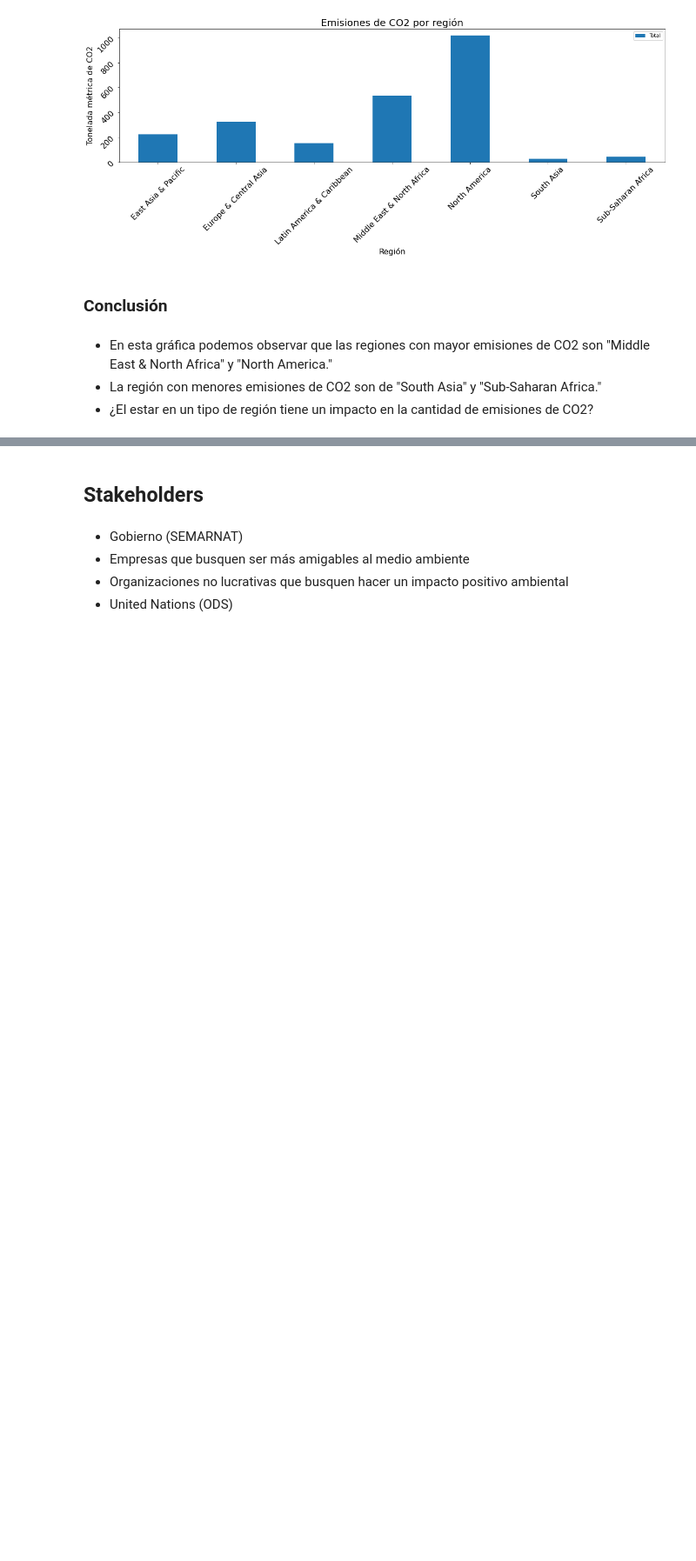
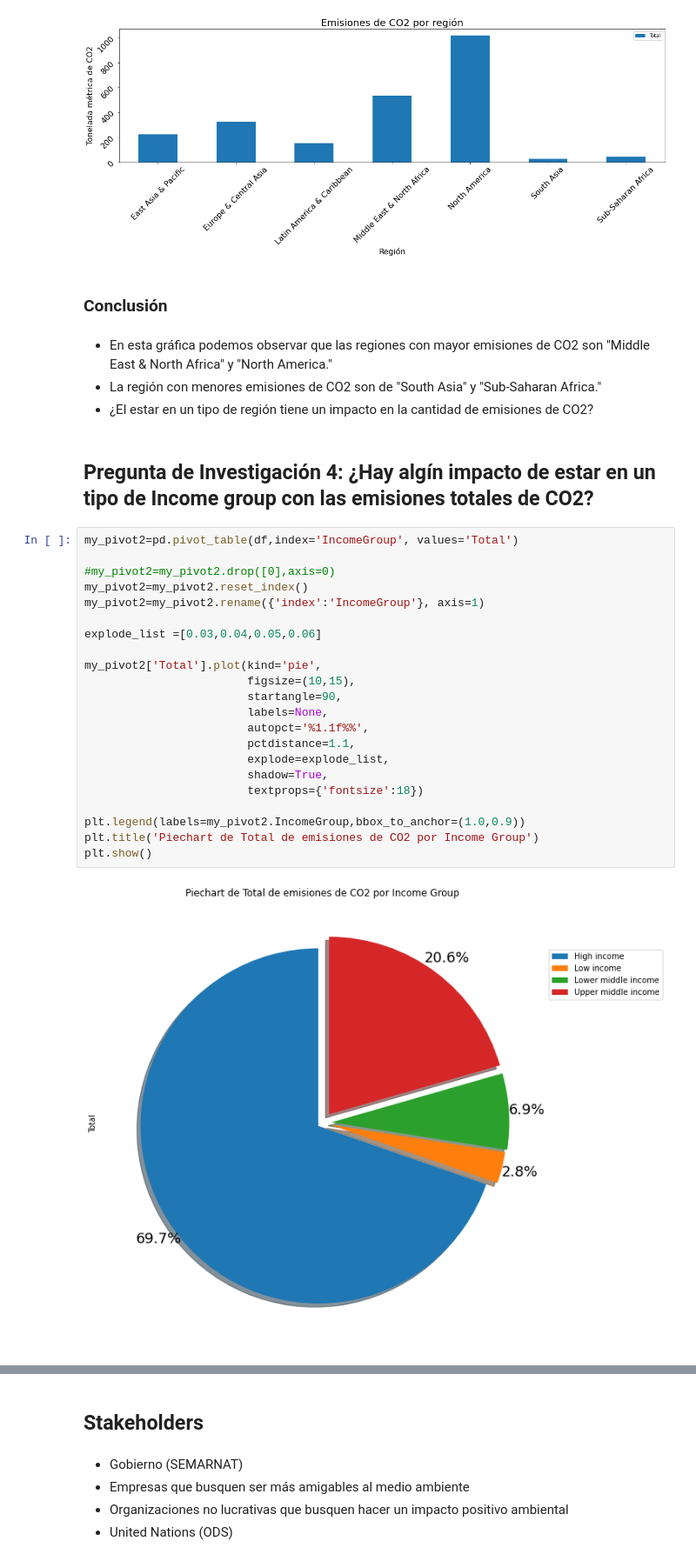
Before and after one commit to a01720514/VisualizacionDeDatos, a Jupyter notebook: A10_A01720514 (2).ipynb, the cells around one changed output, grey strips where cells are left out. Shown at 87% size. Saved outputs shown, nothing was run; the diff lists cells and outputs as text; blank space fills up the shorter version.

```diff
--- a/A10_A01720514 (2).ipynb
+++ b/A10_A01720514 (2).ipynb
@@ -249,3 +249,29 @@ Text(0, 0.5, 'Tonelada métrica de CO2')
 * En esta gráfica podemos observar que las regiones con mayor emisiones de CO2 son "Middle East & North Africa" y "North America."
 * La región con menores emisiones de CO2 son de "South Asia" y "Sub-Saharan Africa."
 * ¿El estar en un tipo de región tiene un impacto en la cantidad de emisiones de CO2?
+# %% [markdown]
+## Pregunta de Investigación 4: ¿Hay algín impacto de estar en un tipo de Income group con las emisiones totales de CO2?
+# %%
+my_pivot2=pd.pivot_table(df,index='IncomeGroup', values='Total')
+
+#my_pivot2=my_pivot2.drop([0],axis=0)
+my_pivot2=my_pivot2.reset_index()
+my_pivot2=my_pivot2.rename({'index':'IncomeGroup'}, axis=1)
+
+explode_list =[0.03,0.04,0.05,0.06]
+
+my_pivot2['Total'].plot(kind='pie',
+                        figsize=(10,15),
+                        startangle=90,
+                        labels=None,
+                        autopct='%1.1f%%',
+                        pctdistance=1.1,
+                        explode=explode_list,
+                        shadow=True,
+                        textprops={'fontsize':18})
+
+plt.legend(labels=my_pivot2.IncomeGroup,bbox_to_anchor=(1.0,0.9))
+plt.title('Piechart de Total de emisiones de CO2 por Income Group')
+plt.show()
+# %% [output]
+[figure, added]
```
Also changed, not shown: parts of 14 cells of this notebook.
